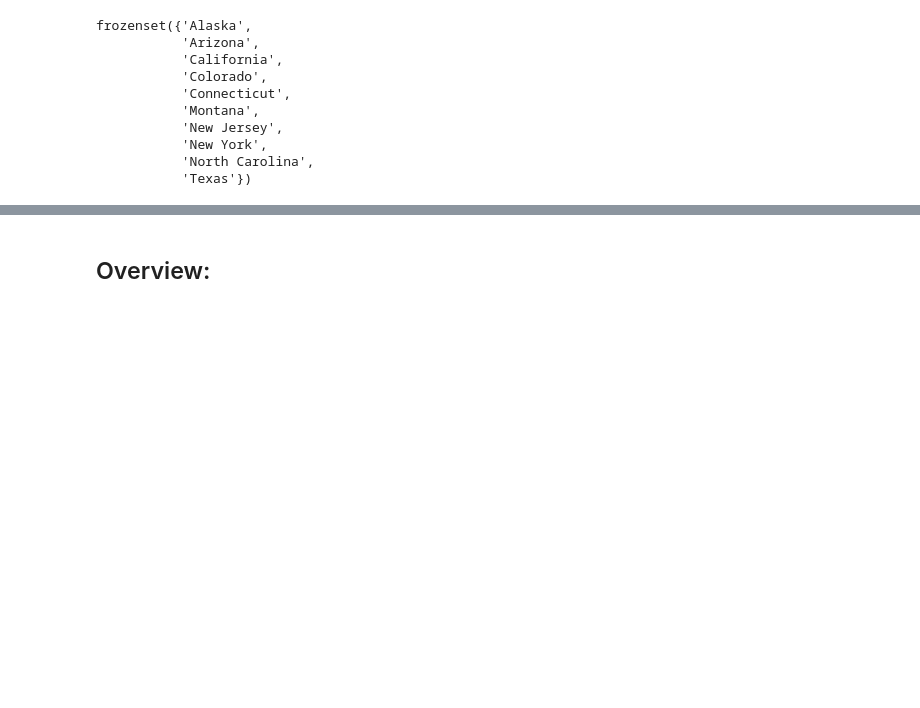
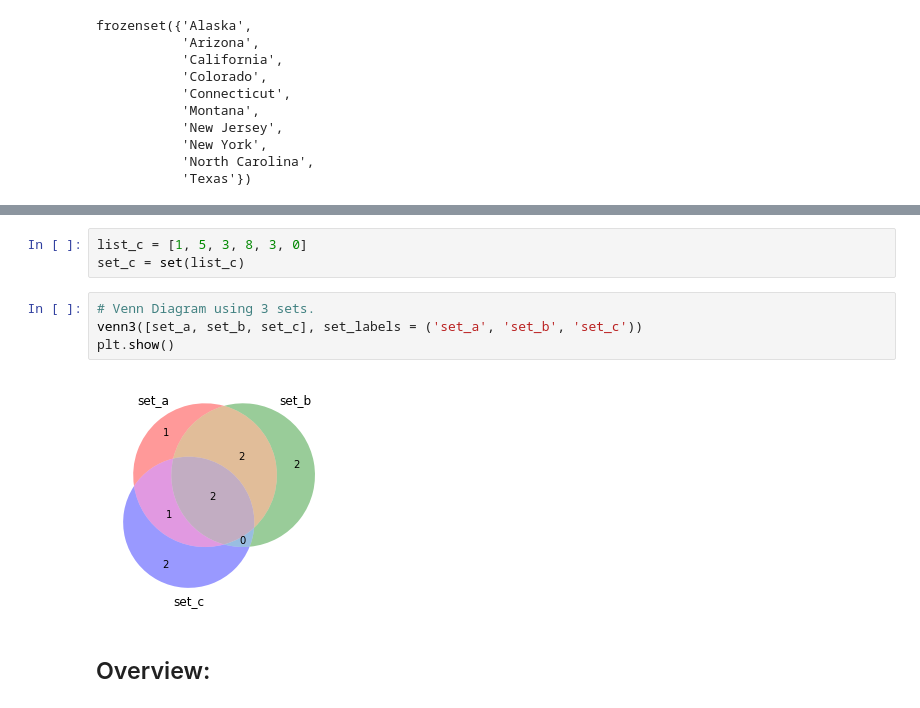
Before and after one commit to Andrew-Carl/Python-Sets-Lesson-FI, a Jupyter notebook: Sets Lesson.ipynb, the cells around one changed output, grey strips where cells are left out. Drawn from its saved outputs; the diff is of its cells as text; blank space fills up the shorter version.

```diff
--- a/Sets Lesson.ipynb
+++ b/Sets Lesson.ipynb
@@ -208,3 +225,12 @@ frozenset({'Alaska',
+# %%
+list_c = [1, 5, 3, 8, 3, 0]
+set_c = set(list_c)
+# %%
+# Venn Diagram using 3 sets.
+venn3([set_a, set_b, set_c], set_labels = ('set_a', 'set_b', 'set_c'))
+plt.show()
+# %% [output]
+[figure, added]
 # %% [markdown]
 ## Overview:
 # %% [markdown]
```
Also changed, not shown: parts of 4 cells of this notebook.
